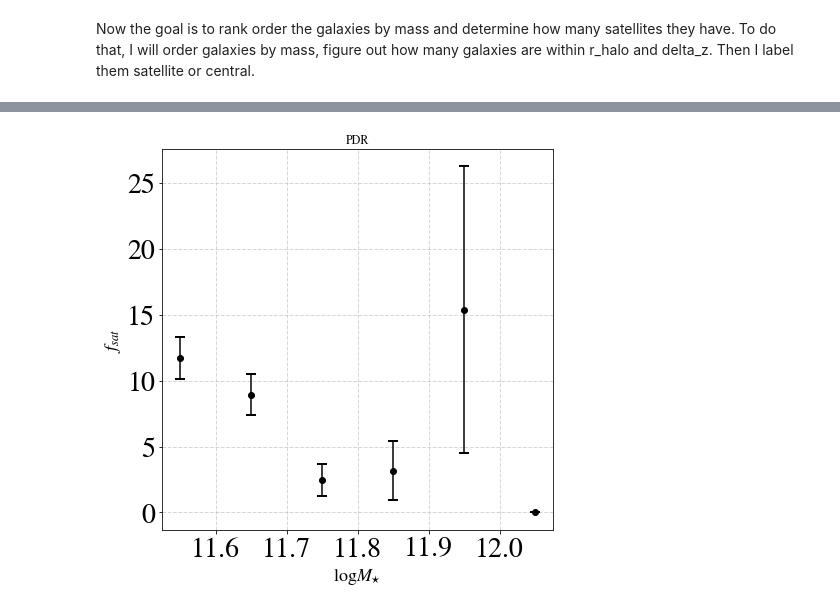
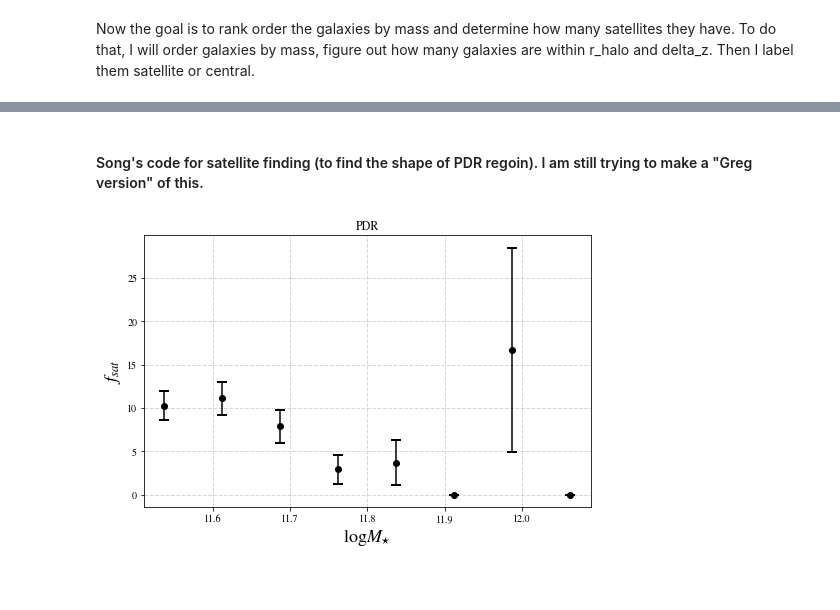
Before and after one commit to gsallabe/thesis_satellite_fraction, a Jupyter notebook: notebooks/catologue_redux.ipynb, the cells around one changed output, grey strips where cells are left out. Drawn from its saved outputs; the diff is of its cells as text; code cells hidden in the pictures; blank space fills up the shorter version.

```diff
--- a/notebooks/catologue_redux.ipynb
+++ b/notebooks/catologue_redux.ipynb
@@ -227,7 +224,7 @@ hm_dec = np.array(hm_dec)
 hm_logmh_host = np.array(hm_logmh_host)
 hm_z_best = np.array(hm_z_best)
 # Now to find r_halo
-hm_r_halo = mass_so.M_to_R((10**hm_logmh_host)*h , hm_z_best, '200m')/h # kpc/h
+hm_r_halo = mass_so.M_to_R((10**hm_logmh_host)*h , hm_z_best, 'vir')/h # kpc/h
 
 # Turn the physical radius into an angular size in degrees
 theta_per_kpc = FlatLambdaCDM(H0=70 , Om0= 0.3).arcsec_per_kpc_proper(hm_z_best)
@@ -328,8 +325,3 @@ hm_table['obj_id'] = hm_obj_id
 
 cat_table = vstack([g09h_table,g12h_table,g15h_table,hm_table])
 cat_table.sort('logm_max')
-cat_table.reverse()
-
-# Now i'm going to turn the object id column into an index column
-for i in range(len(cat_table['obj_id'])):
-    cat_table['obj_id'][i] = i
@@ -410,0 +328,2 @@ for i in range(len(cat_table['flag'])):
+# %% [markdown]
+#### Song's code for satellite finding (to find the shape of PDR regoin). I am still trying to make a "Greg version" of this.
@@ -411,10 +414,13 @@ for i in range(len(cat_table['flag'])):
+# %%
+pdr_new, pdr_sat = find_satellite_catalog(cat_table)
 # %%
+pdr_cen = pdr_new[~pdr_new['flag_satellite']]
 
-hist_cen, edges_cen = np.histogram(cen_table['logm_max'], range=(11.5, 12.10),
-                                   bins=6)
+hist_cen, edges_cen = np.histogram(pdr_cen['logm_max'], range=(11.5, 12.10),
+                                   bins=8)
 
-hist_sat, edges_sat = np.histogram(sat_table['logm_max'], range=(11.5, 12.10),
-                                   bins=6)
+hist_sat, edges_sat = np.histogram(pdr_sat['logm_max'], range=(11.5, 12.10),
+                                   bins=8)
 
 mass_center = (edges_cen[1:] + edges_cen[:-1]) / 2
 
@@ -422,26 +428,22 @@ frac_sat = (hist_sat / hist_cen) * 100.0
 
 frac_sat_err = (np.sqrt(hist_sat) / hist_cen) * 100.0
 # %%
-fig = plt.figure(figsize=(7,7))
+fig = plt.figure(figsize=(8,5))
 
 
 ax1 = fig.add_subplot(111)
 ax1.grid(linewidth=1, linestyle='--', alpha=0.5)
 
 ax1.errorbar(mass_center, frac_sat, yerr=frac_sat_err, fmt='o',
              capthick=2, capsize=5, color = 'k')
 
-for tick in ax1.xaxis.get_major_ticks():
-    tick.label.set_fontsize(28)
-for tick in ax1.yaxis.get_major_ticks():
-    tick.label.set_fontsize(28)
 
 ax1.set_xlabel(r'$ \log M_{\star}$', fontsize=18)
 ax1.set_ylabel(r'$ f_{sat}$', fontsize=18)
 ax1.set_title('PDR')
 plt.savefig('pdr_satellite_fraction.png', dpi = 1000)
 # %% [output]
-[figure, old version]
+[figure, new version]
 # %%
 model = data_pth + 'um_smdpl_model_logms_tot_11.4.fits'
 hdu1 = fits.open(model)
```
Also changed, not shown: parts of 15 cells of this notebook, 4 other files.
